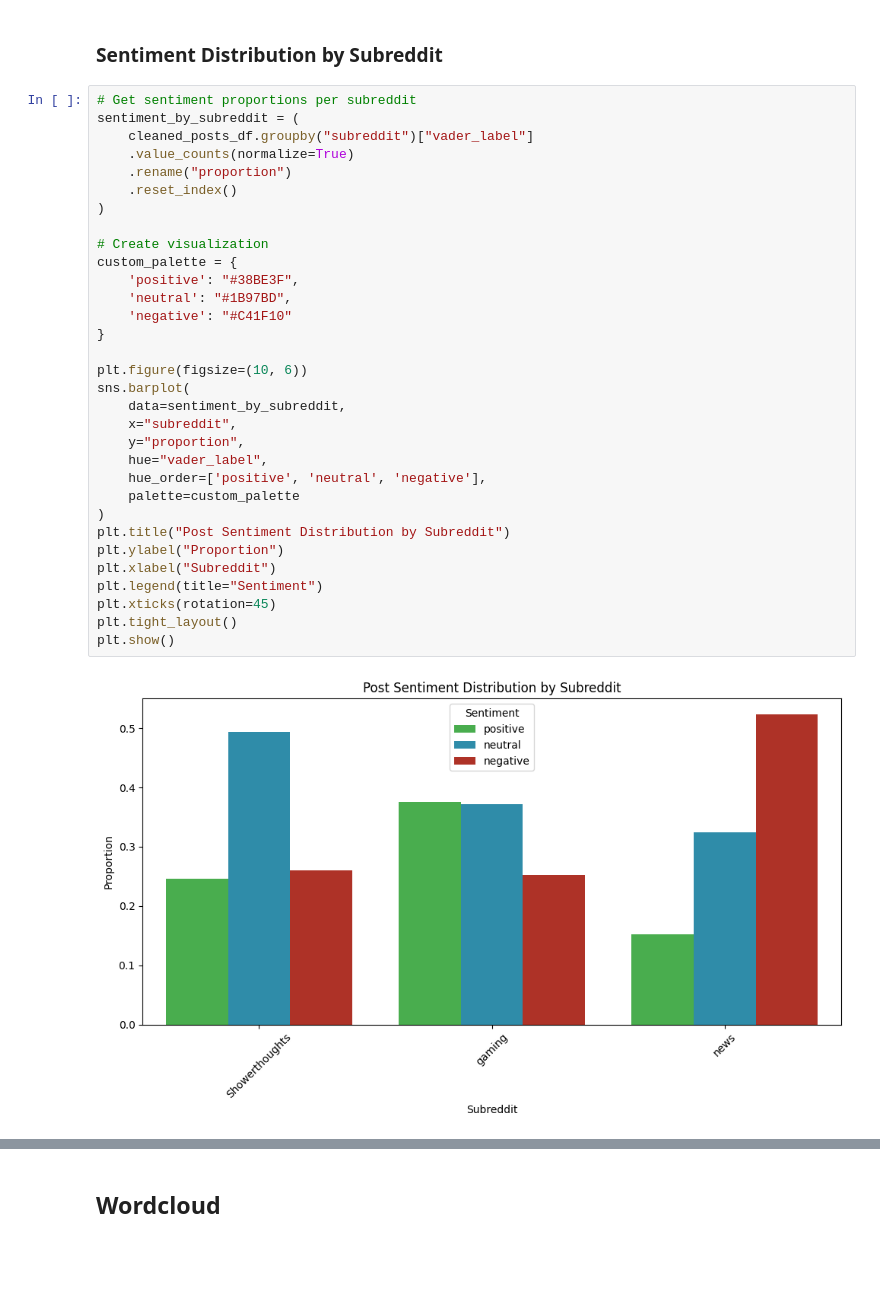
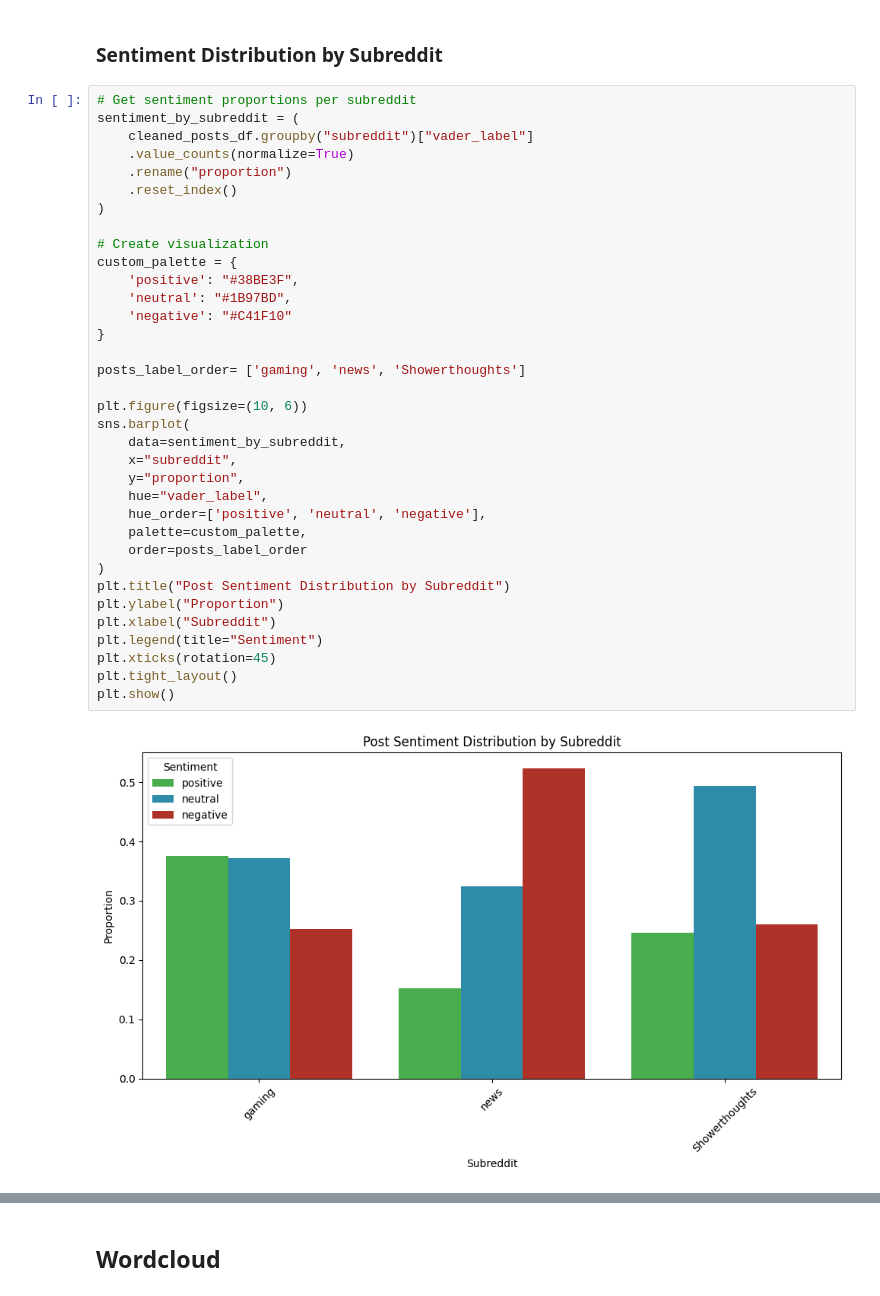
Before and after one commit to mtrmizzy/real-time-sentiment-dashboard, a Jupyter notebook: src/EDA-ModelNotebook_v2.ipynb, the cells around one changed output, grey strips where cells are left out. Saved outputs shown, nothing was run; the diff lists cells and outputs as text; blank space fills up the shorter version.

Commit message:
Changed x-label order of Sentiment EDA Plots

```diff
--- a/src/EDA-ModelNotebook_v2.ipynb
+++ b/src/EDA-ModelNotebook_v2.ipynb
@@ -639,35 +639,38 @@ Overall, the sentiment distribution in comments is less balanced than in posts,
 sentiment_by_subreddit = (
     cleaned_posts_df.groupby("subreddit")["vader_label"]
     .value_counts(normalize=True)
     .rename("proportion")
     .reset_index()
 )
 
 # Create visualization
 custom_palette = {
     'positive': "#38BE3F",
     'neutral': "#1B97BD",
     'negative': "#C41F10"
 }
 
+posts_label_order= ['gaming', 'news', 'Showerthoughts']
+
 plt.figure(figsize=(10, 6))
 sns.barplot(
     data=sentiment_by_subreddit,
     x="subreddit",
     y="proportion",
     hue="vader_label",
     hue_order=['positive', 'neutral', 'negative'],
-    palette=custom_palette
+    palette=custom_palette,
+    order=posts_label_order
 )
 plt.title("Post Sentiment Distribution by Subreddit")
 plt.ylabel("Proportion")
 plt.xlabel("Subreddit")
 plt.legend(title="Sentiment")
 plt.xticks(rotation=45)
 plt.tight_layout()
 plt.show()
 # %% [output]
-[figure, old version]
+[figure, new version]
 # %%
 # Get sentiment proportions per subreddit
 sentiment_by_subreddit = (
```
Also changed, not shown: parts of 1 cell of this notebook.
